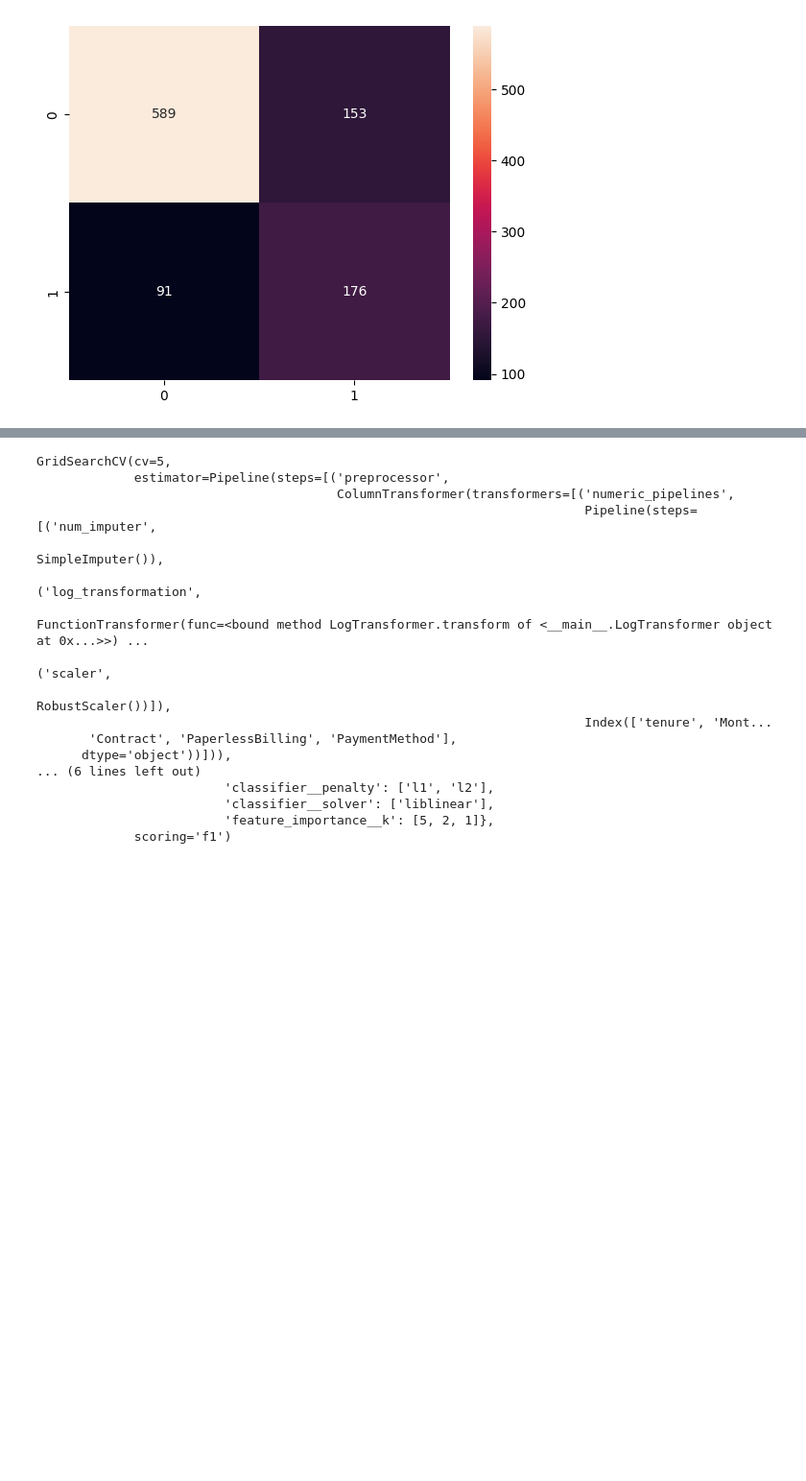
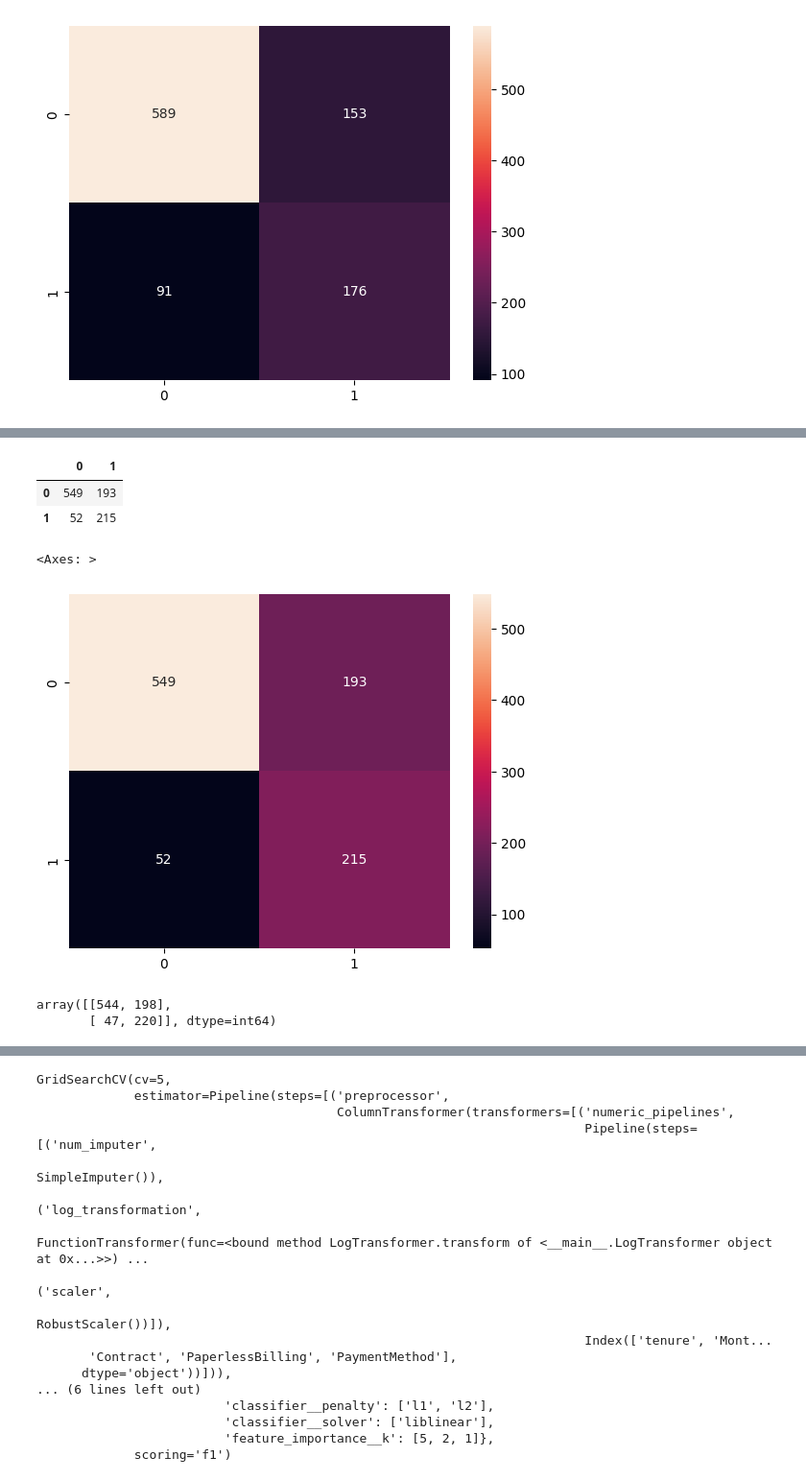
Before and after one commit to Baakwa/LP2_ML_Project, a Jupyter notebook: notebook.ipynb, the cells around one changed output, grey strips where cells are left out. Shown at 96% size. Cells and saved outputs as stored; diff of their text form; code cells hidden in the pictures; blank space fills up the shorter version.

Commit message:
Updated with gradient boosting model for prediction

```diff
--- a/notebook.ipynb
+++ b/notebook.ipynb
@@ -2029,0 +2051,27 @@ sns.heatmap(data= threshold_matrix, annot=True, fmt='d')
+# %%
+GB_matrix = pd.DataFrame((confusion_matrix(y_test_encoded,GB_predict)))
+GB_matrix
+# %% [output]
+|  | 0 | 1 |
+| 0 | 549 | 193 |
+| 1 | 52 | 215 |
+# %%
+#visualising confusion matrix
+sns.heatmap(data= GB_matrix, annot=True, fmt='d')
+# %% [output]
+<Axes: >
+[figure, added]
+# %%
+threshold = 0.485954
+#creating a predicted probability
+y1_pred_proba = GB_pipeline_balanced.predict_proba(x_test)[:,1]
+
+#setting a threshold
+binary_prediction =(y1_pred_proba > threshold)
+
+#generating a new confusion matrix
+threshold_matrix = confusion_matrix(y_test_encoded,binary_prediction)
+threshold_matrix
+# %% [output]
+array([[544, 198],
+       [ 47, 220]], dtype=int64)
```
Also changed, not shown: parts of 38 cells of this notebook.
